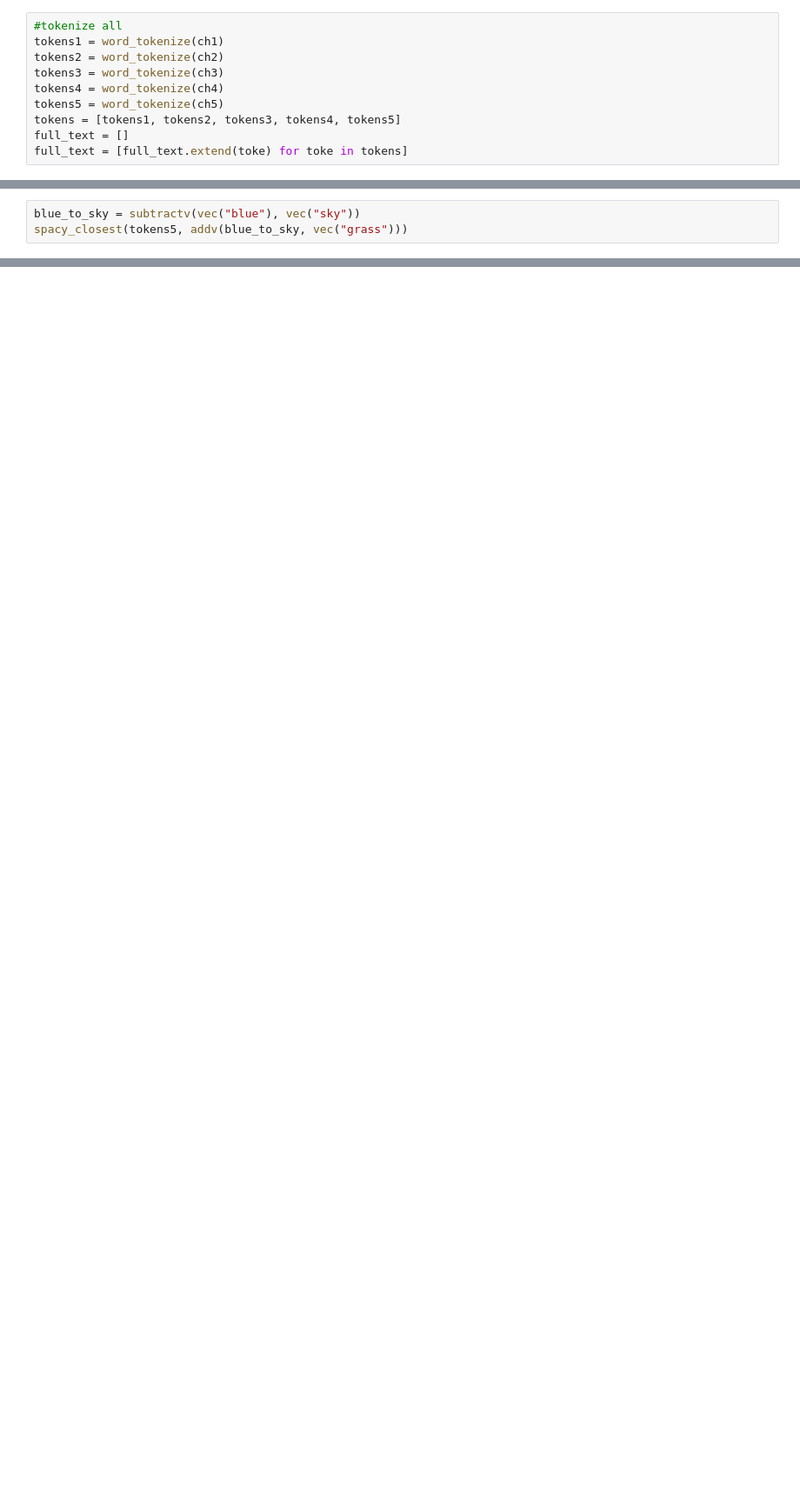
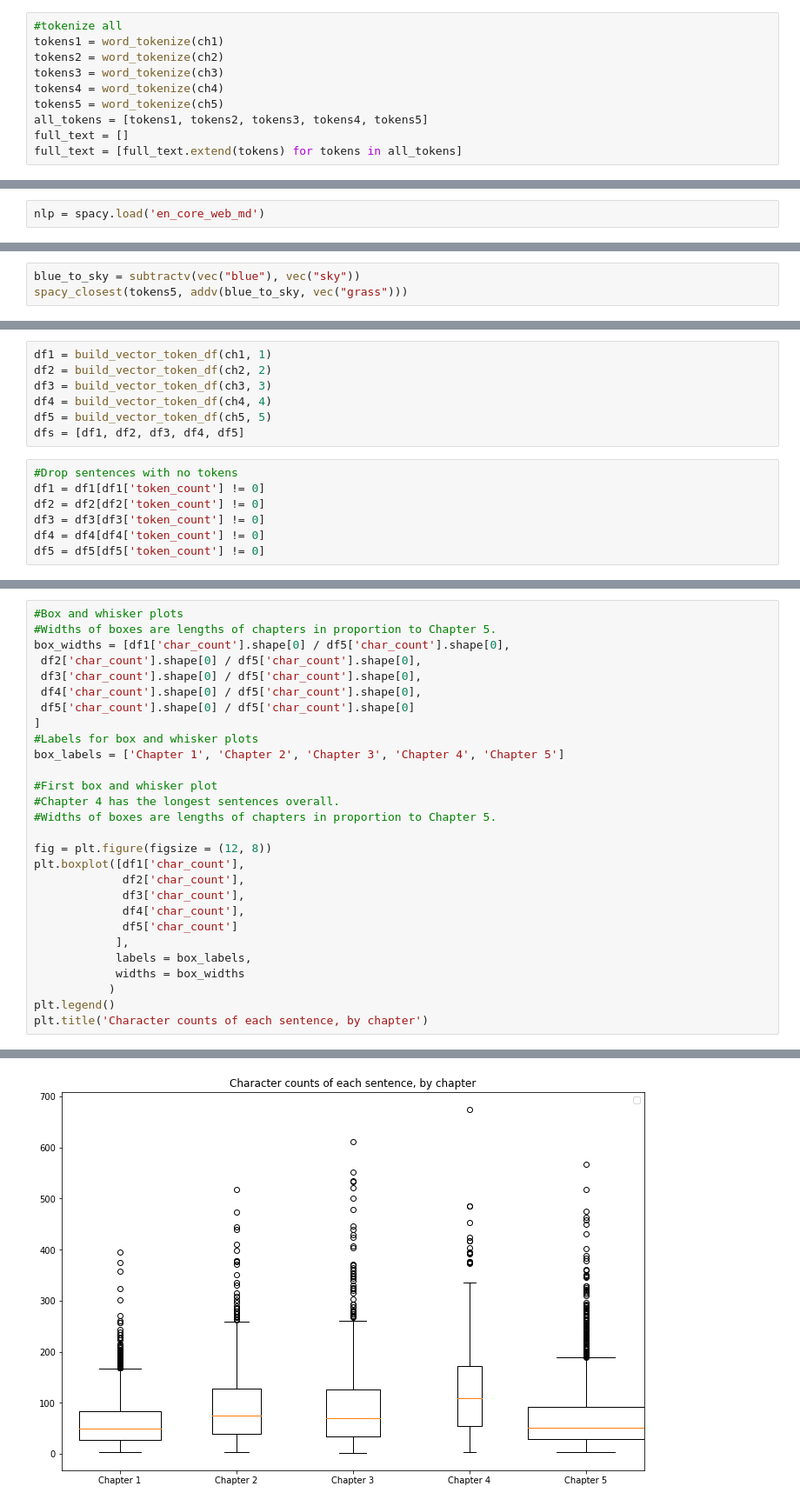
Before and after one commit to ssrosa/dsc-4-final-project-online-ds-pt-100118, a Jupyter notebook: student.ipynb, the cells around one changed output, grey strips where cells are left out. Shown: that part at 87% size. Saved outputs shown, nothing was run; the diff lists cells and outputs as text; blank space fills up the shorter version.

```diff
--- a/student.ipynb
+++ b/student.ipynb
@@ -72,6 +76,6 @@ tokens2 = word_tokenize(ch2)
 tokens3 = word_tokenize(ch3)
 tokens4 = word_tokenize(ch4)
 tokens5 = word_tokenize(ch5)
-tokens = [tokens1, tokens2, tokens3, tokens4, tokens5]
+all_tokens = [tokens1, tokens2, tokens3, tokens4, tokens5]
 full_text = []
-full_text = [full_text.extend(toke) for toke in tokens]
+full_text = [full_text.extend(tokens) for tokens in all_tokens]
@@ -295,0 +339,2 @@ percents[percents['Chapter_4'] > 99][['Word', 'Total']]
+# %%
+nlp = spacy.load('en_core_web_md')
@@ -394,0 +605,14 @@ for sent in spacy_closest_sent(sents1, "I went to church this morning."):
+# %%
+df1 = build_vector_token_df(ch1, 1)
+df2 = build_vector_token_df(ch2, 2)
+df3 = build_vector_token_df(ch3, 3)
+df4 = build_vector_token_df(ch4, 4)
+df5 = build_vector_token_df(ch5, 5)
+dfs = [df1, df2, df3, df4, df5]
+# %%
+#Drop sentences with no tokens
+df1 = df1[df1['token_count'] != 0]
+df2 = df2[df2['token_count'] != 0]
+df3 = df3[df3['token_count'] != 0]
+df4 = df4[df4['token_count'] != 0]
+df5 = df5[df5['token_count'] != 0]
@@ -394,0 +640,29 @@ for sent in spacy_closest_sent(sents1, "I went to church this morning."):
+# %%
+#Box and whisker plots
+#Widths of boxes are lengths of chapters in proportion to Chapter 5.
+box_widths = [df1['char_count'].shape[0] / df5['char_count'].shape[0],
+ df2['char_count'].shape[0] / df5['char_count'].shape[0],
+ df3['char_count'].shape[0] / df5['char_count'].shape[0],
+ df4['char_count'].shape[0] / df5['char_count'].shape[0],
+ df5['char_count'].shape[0] / df5['char_count'].shape[0]
+]
+#Labels for box and whisker plots
+box_labels = ['Chapter 1', 'Chapter 2', 'Chapter 3', 'Chapter 4', 'Chapter 5']
+
+#First box and whisker plot
+#Chapter 4 has the longest sentences overall.
+#Widths of boxes are lengths of chapters in proportion to Chapter 5.
+
+fig = plt.figure(figsize = (12, 8))
+plt.boxplot([df1['char_count'],
+             df2['char_count'],
+             df3['char_count'],
+             df4['char_count'],
+             df5['char_count']
+            ],
+            labels = box_labels,
+            widths = box_widths
+           )
+plt.legend()
+plt.title('Character counts of each sentence, by chapter')
+# %% [output]
@@ -394,0 +671 @@ for sent in spacy_closest_sent(sents1, "I went to church this morning."):
+[figure, added]
```
Also changed, not shown: parts of 59 cells of this notebook.
